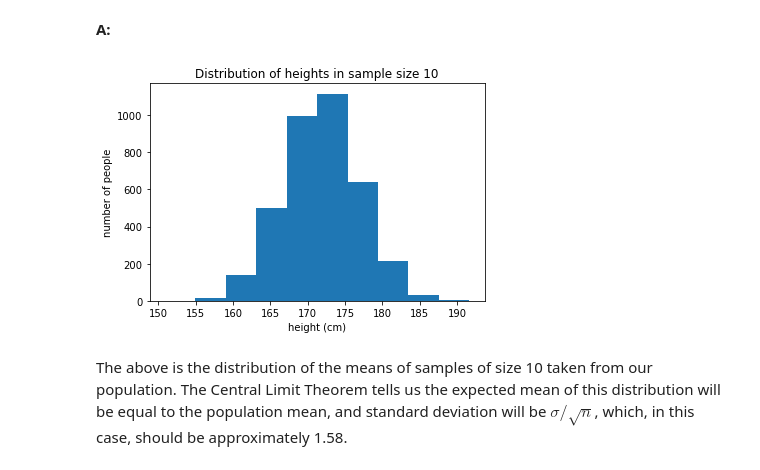
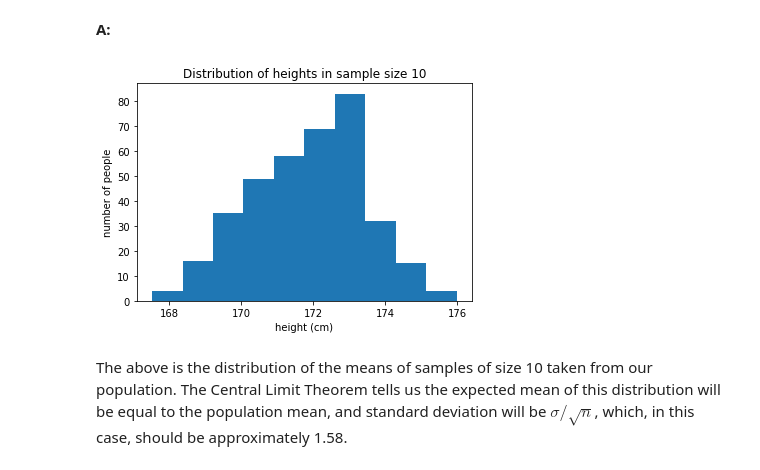
Before and after one commit to ozerm/Frequentist-Case-Study, a Jupyter notebook: Frequentist Inference Case Study - Part A (3).ipynb, the cells around one changed output. Drawn from its saved outputs; the diff is of its cells as text; code cells hidden in the pictures.

```diff
--- a/Frequentist Inference Case Study - Part A (3).ipynb
+++ b/Frequentist Inference Case Study - Part A (3).ipynb
@@ -212,14 +233,18 @@ yearly_sampler = townsfolk_sampler(3650)
+# %%
+daily_mean = []
 # %%
 seed(47)
 # take your samples here
-yearly_sampler = townsfolk_sampler(3650)
+for _ in range(365):
+    sample = townsfolk_sampler(10)
+    daily_mean.append(np.mean(sample))
 # %%
-_ = plt.hist(yearly_sampler, bins=10)
+_ = plt.hist(daily_mean, bins=10)
 _ = plt.xlabel('height (cm)')
 _ = plt.ylabel('number of people')
 _ = plt.title('Distribution of heights in sample size 10')
 # %% [output]
-[figure, old version]
+[figure, new version]
 # %% [markdown]
 The above is the distribution of the means of samples of size 10 taken from our population. The Central Limit Theorem tells us the expected mean of this distribution will be equal to the population mean, and standard deviation will be $\sigma / \sqrt n$, which, in this case, should be approximately 1.58.
 # %% [markdown]
```
Also changed, not shown: parts of 25 cells of this notebook, 1 other file.
